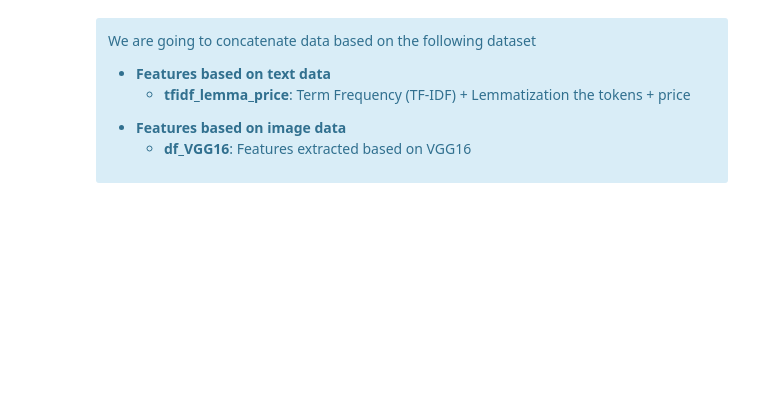
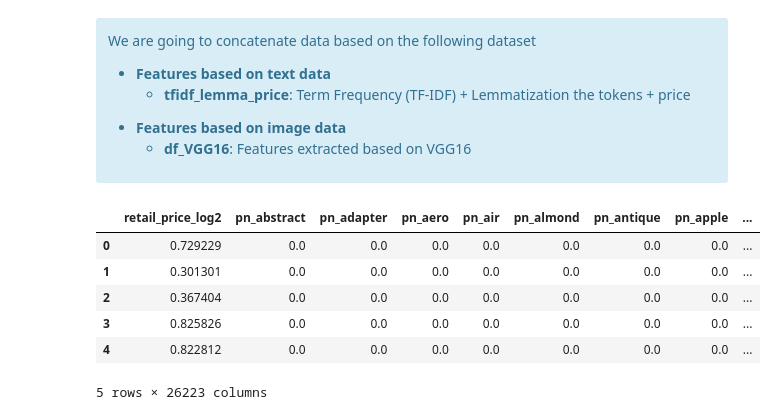
Before and after one commit to samirhinojosa/OC-P6-automatically-classify-consumer-goods, a Jupyter notebook: notebook_CNN.ipynb, the cells around one changed output. Cells and saved outputs as stored; diff of their text form; code cells hidden in the pictures; blank space fills up the shorter version.

```diff
--- a/notebook_CNN.ipynb
+++ b/notebook_CNN.ipynb
@@ -421,3 +432,13 @@ df_text.head()
 </div>
 # %%
 df_final = pd.merge(df_text, df_VGG16, left_index=True, right_index=True)
+# %%
+df_final.head()
+# %% [output]
+|  | retail_price_log2 | pn_abstract | pn_adapter | pn_aero | pn_air | pn_almond | pn_antique | pn_apple | ... |
+| 0 | 0.729229 | 0.0 | 0.0 | 0.0 | 0.0 | 0.0 | 0.0 | 0.0 | ... |
+| 1 | 0.301301 | 0.0 | 0.0 | 0.0 | 0.0 | 0.0 | 0.0 | 0.0 | ... |
+| 2 | 0.367404 | 0.0 | 0.0 | 0.0 | 0.0 | 0.0 | 0.0 | 0.0 | ... |
+| 3 | 0.825826 | 0.0 | 0.0 | 0.0 | 0.0 | 0.0 | 0.0 | 0.0 | ... |
+| 4 | 0.822812 | 0.0 | 0.0 | 0.0 | 0.0 | 0.0 | 0.0 | 0.0 | ... |
+5 rows × 26223 columns
```
Also changed, not shown: parts of 32 cells of this notebook, 1 other file.
